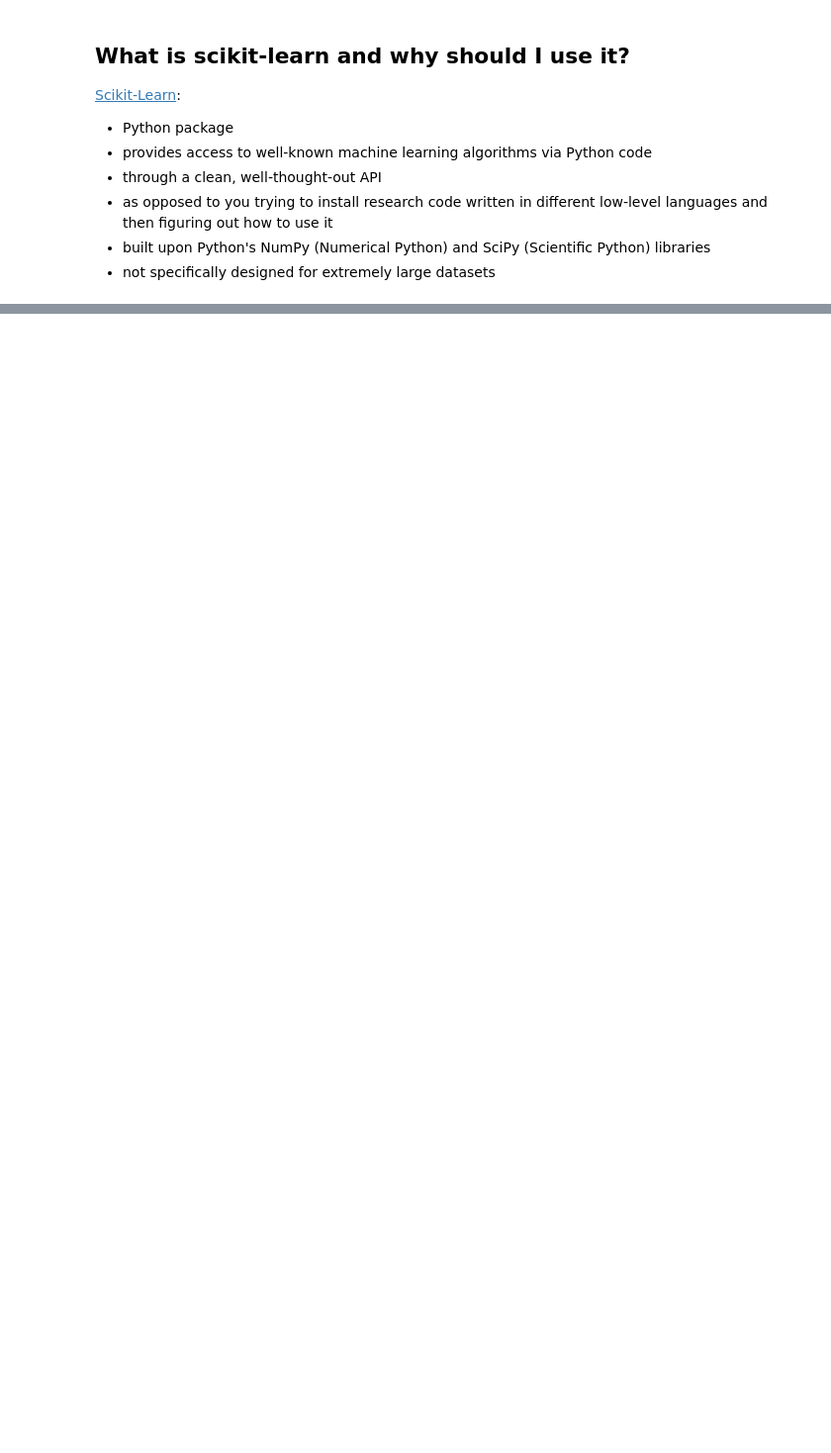
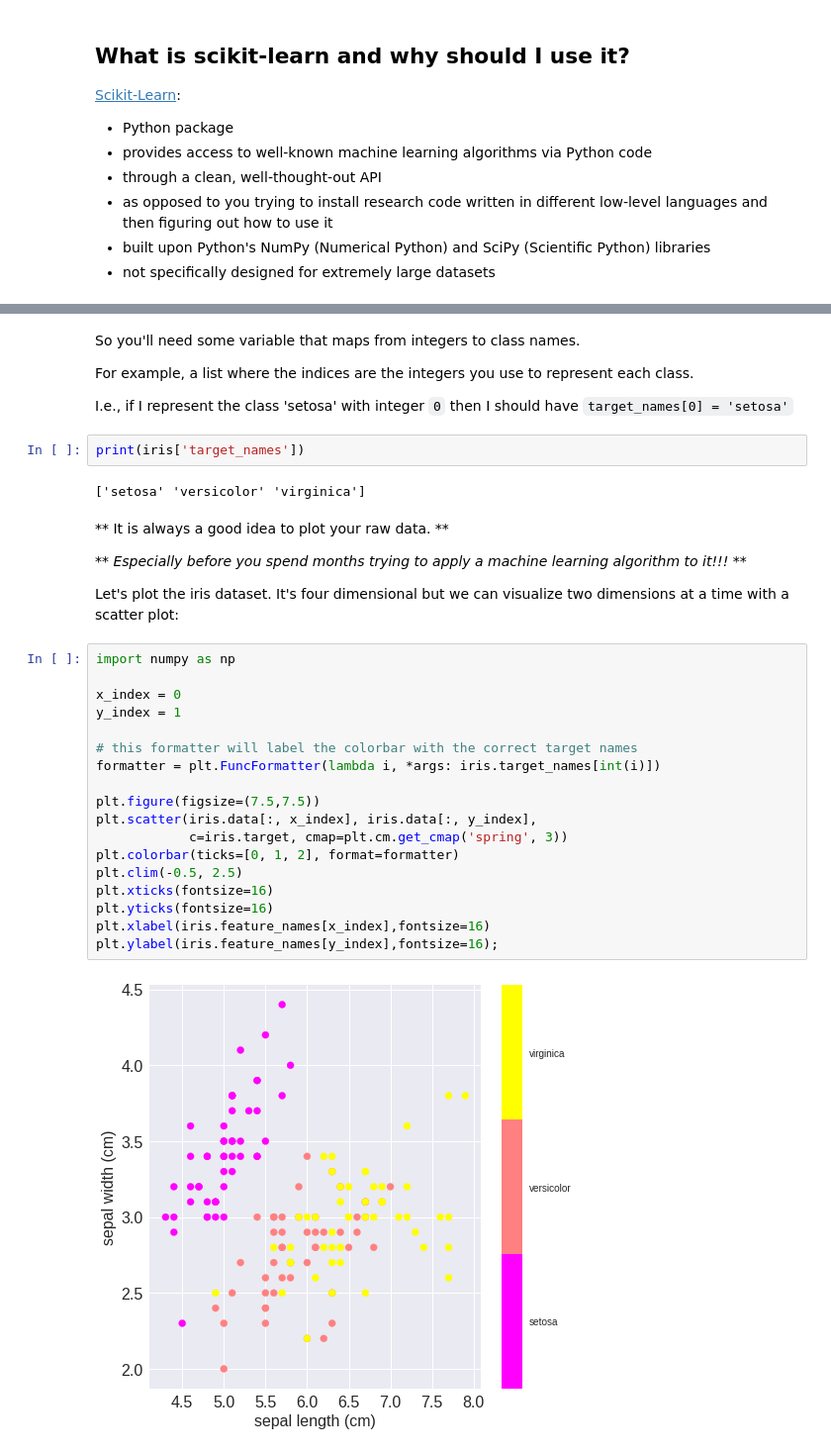
Before and after one commit to NickleDave/intro-ml-sklearn, a Jupyter notebook: notebooks/Part 1. What is machine learning? Why use scikit-learn for machine learning?.ipynb, the cells around one changed output, grey strips where cells are left out. Shown at 99% size. Drawn from its saved outputs; the diff is of its cells as text; blank space fills up the shorter version.

```diff
--- a/notebooks/Part 1. What is machine learning? Why use scikit-learn for machine learning?.ipynb
+++ b/notebooks/Part 1. What is machine learning? Why use scikit-learn for machine learning?.ipynb
@@ -160,0 +212,37 @@ Underscore at the end of an attribute -> parameter value from fit
+# %% [markdown]
+So you'll need some variable that maps from integers to class names.
+
+For example, a list where the indices are the integers you use to represent each class.
+
+I.e., if I represent the class 'setosa' with integer `0` then I should have `target_names[0] = 'setosa'`
+# %%
+print(iris['target_names'])
+# %% [output]
+['setosa' 'versicolor' 'virginica']
+# %% [markdown]
+** It is always a good idea to plot your raw data. **
+
+** *Especially before you spend months trying to apply a machine learning algorithm to it!!!* **
+
+Let's plot the iris dataset.
+It's four dimensional but we can visualize two dimensions at a time with a scatter plot:
+# %%
+import numpy as np
+
+x_index = 0
+y_index = 1
+
+# this formatter will label the colorbar with the correct target names
+formatter = plt.FuncFormatter(lambda i, *args: iris.target_names[int(i)])
+
+plt.figure(figsize=(7.5,7.5))
+plt.scatter(iris.data[:, x_index], iris.data[:, y_index],
+            c=iris.target, cmap=plt.cm.get_cmap('spring', 3))
+plt.colorbar(ticks=[0, 1, 2], format=formatter)
+plt.clim(-0.5, 2.5)
+plt.xticks(fontsize=16)
+plt.yticks(fontsize=16)
+plt.xlabel(iris.feature_names[x_index],fontsize=16)
+plt.ylabel(iris.feature_names[y_index],fontsize=16);
+# %% [output]
+[figure, added]
```
Also changed, not shown: parts of 30 cells of this notebook, 6 other files.
